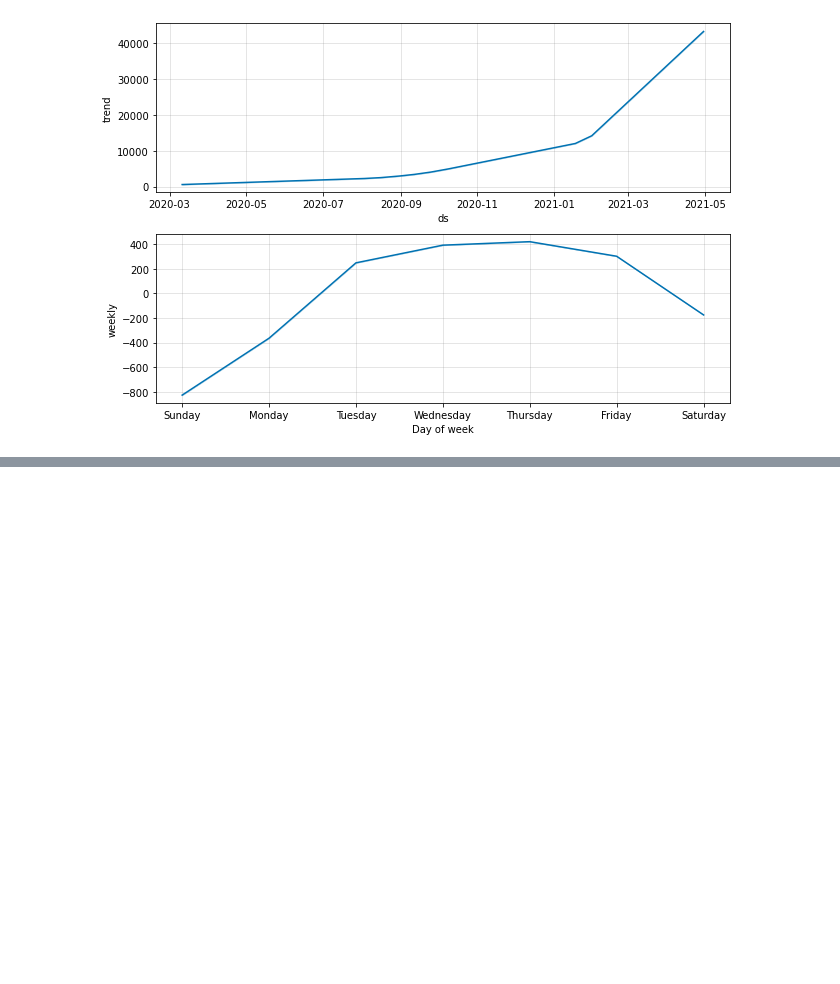
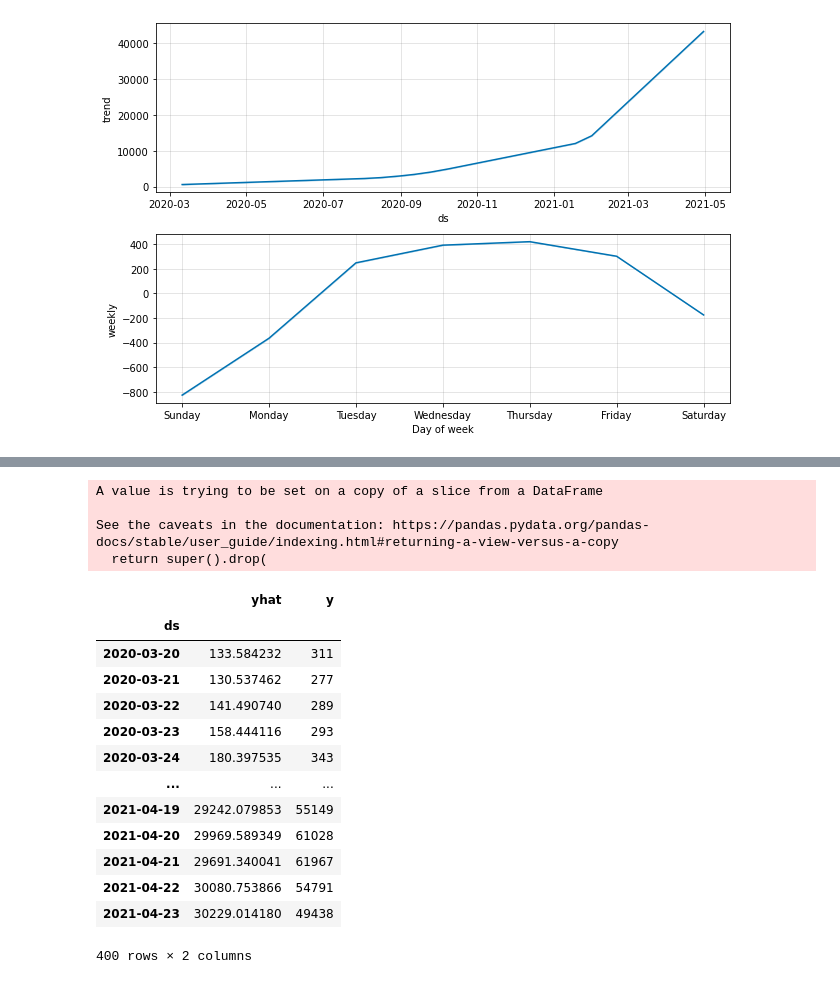
Before and after one commit to nafizcntz/Covid19-Tr-Forecasting, a Jupyter notebook: deneme.ipynb, the cells around one changed output, grey strips where cells are left out. Drawn from its saved outputs; the diff is of its cells as text; code cells hidden in the pictures; blank space fills up the shorter version.

Commit message:
Porphet
Co-Authored-By: Erdem Demir <66374312+demirerdem@users.noreply.github.com>
Co-Authored-By: Muhammed Nafiz Canıtez <48777491+nafizcntz@users.noreply.github.com>

```diff
--- a/deneme.ipynb
+++ b/deneme.ipynb
@@ -280,0 +339,24 @@ ig2 = m.plot_components(forecast)
+# %%
+fr_df.index = fr_df["ds"]
+fr_df.index = pd.DatetimeIndex(fr_df.index)
+fr_df.drop(["ds"], axis=1, inplace=True)
+fr_df
+# %% [output]
+A value is trying to be set on a copy of a slice from a DataFrame
+
+See the caveats in the documentation: https://pandas.pydata.org/pandas-docs/stable/user_guide/indexing.html#returning-a-view-versus-a-copy
+  return super().drop(
+|  | yhat | y |
+| ds |  |  |
+| 2020-03-20 | 133.584232 | 311 |
+| 2020-03-21 | 130.537462 | 277 |
+| 2020-03-22 | 141.490740 | 289 |
+| 2020-03-23 | 158.444116 | 293 |
+| 2020-03-24 | 180.397535 | 343 |
+| ... | ... | ... |
+| 2021-04-19 | 29242.079853 | 55149 |
+| 2021-04-20 | 29969.589349 | 61028 |
+| 2021-04-21 | 29691.340041 | 61967 |
+| 2021-04-22 | 30080.753866 | 54791 |
+| 2021-04-23 | 30229.014180 | 49438 |
+400 rows × 2 columns
```
Also changed, not shown: parts of 18 cells of this notebook.
